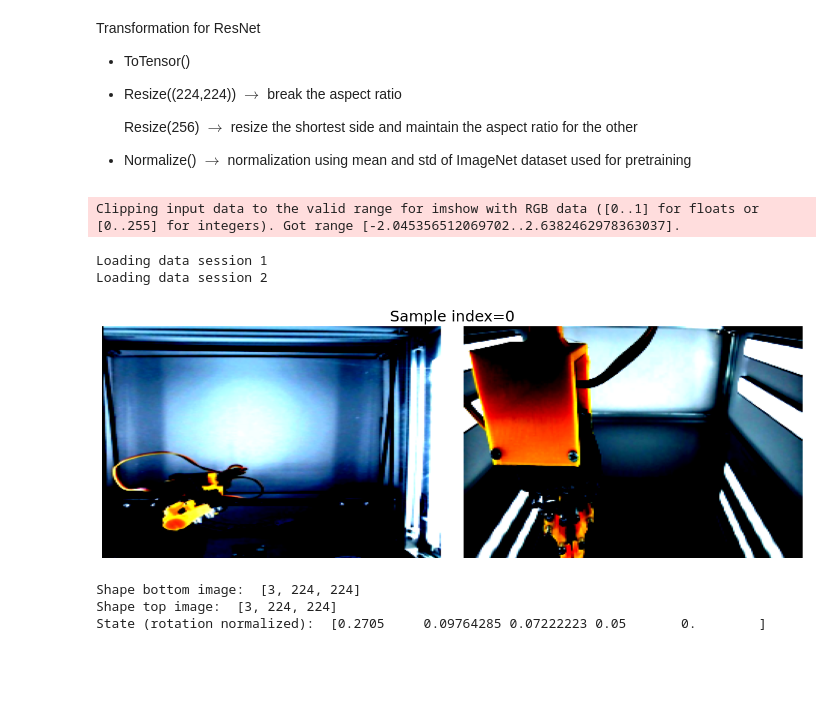
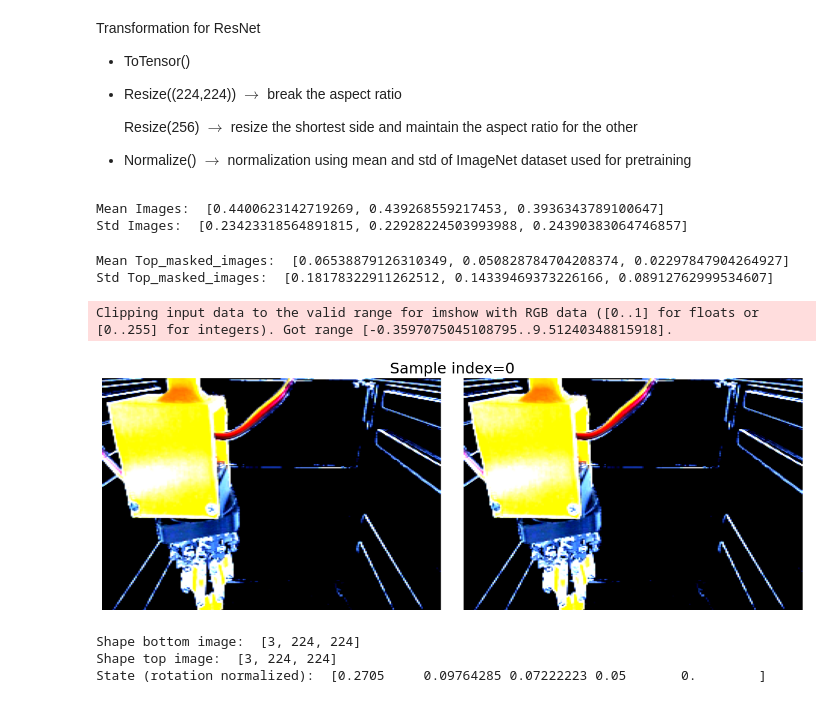
Before and after one commit to GiacomoBillo/cloudgripper-visual-autoencoder, a Jupyter notebook: visual_autoencoder/data.ipynb, the cells around one changed output. Cells and saved outputs as stored; diff of their text form; code cells hidden in the pictures; blank space fills up the shorter version.

Commit message:
compute mean and std for dataset for normalization

```diff
--- a/visual_autoencoder/data.ipynb
+++ b/visual_autoencoder/data.ipynb
@@ -108,28 +127,69 @@ Transformation for ResNet
    Resize(256) $\to$ resize the shortest side and maintain the aspect ratio for the other
 
 - Normalize() $\to$ normalization using mean and std of ImageNet dataset used for pretraining
+# %%
+images_to_load = ["Images"]
+images_to_load = ["Top_masked_images"]
+dataset = GripperDataset(abs_path=path, sessions=sessions, images_to_load=images_to_load)
+dataloader = DataLoader(dataset, batch_size=10, shuffle=True)
+
+mean = torch.zeros(3)
+std = torch.zeros(3)
+for img_batch, _ in dataloader:
+    # mean and std per channel
+    mean += img_batch.mean(dim=(2,3)).sum(dim=0)
+    std += img_batch.std(dim=(2,3)).sum(dim=0)
+mean /= len(dataset)
+std /= len(dataset)
+print(f"Mean {images_to_load[0]}: ", mean.tolist())
+print(f"Std {images_to_load[0]}: ", std.tolist())
+# %%
+mean = {}
+std = {}
+images_to_load_list = ["Images", "Top_masked_images"]
+for img_type in images_to_load_list:
+    images_to_load = [img_type]
+    dataset = GripperDataset(abs_path=path, sessions=sessions, images_to_load=images_to_load)
+    dataloader = DataLoader(dataset, batch_size=10, shuffle=True)
+
+    mean[img_type] = torch.zeros(3)
+    std[img_type] = torch.zeros(3)
+    for img_batch, _ in tqdm(dataloader, leave=False):
+        # mean and std per channel
+        mean[img_type] += img_batch.mean(dim=(2,3)).sum(dim=0)
+        std[img_type] += img_batch.std(dim=(2,3)).sum(dim=0)
+    mean[img_type] /= len(dataset)
+    std[img_type] /= len(dataset)
+    print(f"Mean {img_type}: ", mean[img_type].tolist())
+    print(f"Std {img_type}: ", std[img_type].tolist())
+# %% [output]
+Mean Images:  [0.4400623142719269, 0.439268559217453, 0.3936343789100647]
+Std Images:  [0.23423318564891815, 0.22928224503993988, 0.24390383064746857]
+Mean Top_masked_images:  [0.06538879126310349, 0.050828784704208374, 0.02297847904264927]
+Std Top_masked_images:  [0.18178322911262512, 0.14339469373226166, 0.08912762999534607]
 # %%
 from torchvision import transforms
 
+images_to_load = ["Top_masked_images","Top_masked_images"]
 preprocess = transforms.Compose([
         transforms.ToTensor(),
         transforms.Resize((224,224)),
         # transforms.Resize(256), # resizes the shorter side of the image to 256 pixels while maintaining the aspect ratio
         # transforms.CenterCrop(224), # crops a 224×224 region from the center of the image
-        transforms.Normalize(mean=[0.485, 0.456, 0.406], std=[0.229, 0.224, 0.225]), # mean and std of ImageNet dataset used for pretraining
+        # transforms.Normalize(mean=[0.485, 0.456, 0.406], std=[0.229, 0.224, 0.225]), # mean and std of ImageNet dataset used for pretraining
+        transforms.Normalize(mean=mean[images_to_load[1]].tolist(), std=std[images_to_load[1]].tolist()),
     ])
-dataset = GripperDataset(abs_path=path, sessions=sessions, transform=preprocess)
+dataset = GripperDataset(abs_path=path, sessions=sessions, transform=preprocess, images_to_load=images_to_load)
 
+index=0
 bottom_img, top_img, state = dataset[index]
 plot_images(bottom_img, top_img, title=f"Sample index={index}")
 print("Shape bottom image: ", [*bottom_img.shape])
 print("Shape top image: ", [*top_img.shape])
 print("State (rotation normalized): ", state.numpy())
 # %% [output]
-Clipping input data to the valid range for imshow with RGB data ([0..1] for floats or [0..255] for integers). Got range [-2.045356512069702..2.6382462978363037].
+Clipping input data to the valid range for imshow with RGB data ([0..1] for floats or [0..255] for integers). Got range [-0.3597075045108795..9.51240348815918].
+[figure, new version]
-Loading data session 1
-Loading data session 2
+Shape bottom image:  [3, 224, 224]
+Shape top image:  [3, 224, 224]
+State (rotation normalized):  [0.2705     0.09764285 0.07222223 0.05       0.        ]
-[figure, old version]
-Shape bottom image:  [3, 224, 224]
-Shape top image:  [3, 224, 224]
-State (rotation normalized):  [0.2705     0.09764285 0.07222223 0.05       0.        ]
```
Also changed, not shown: parts of 4 cells of this notebook.
